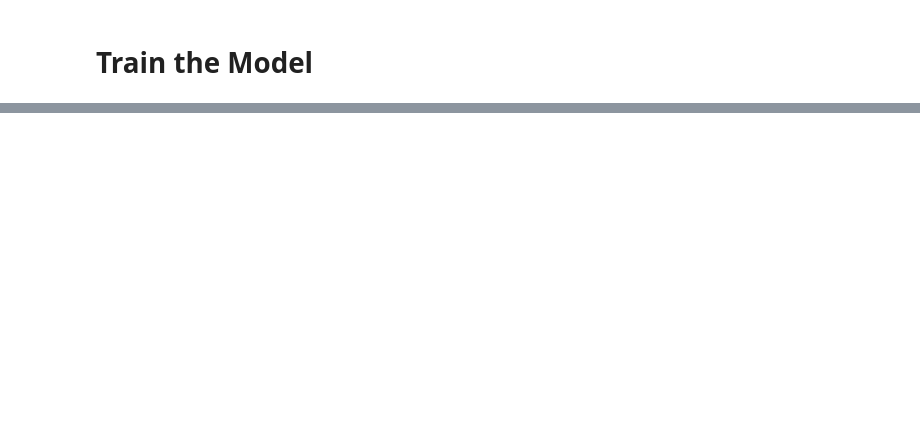
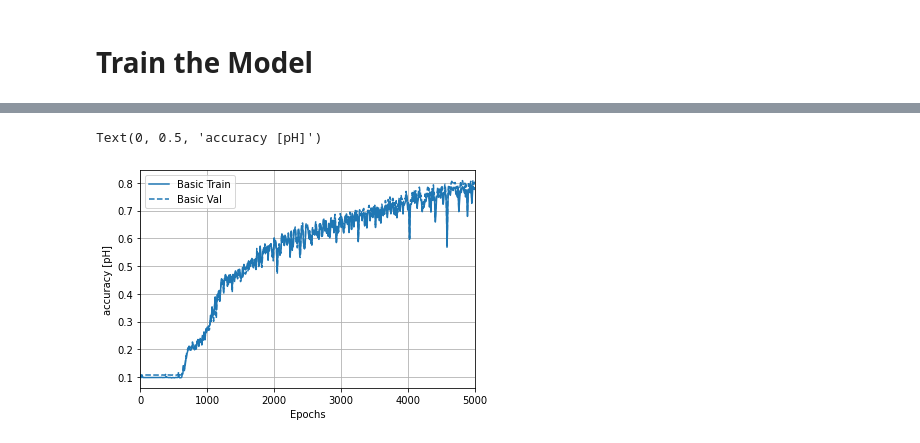
Before and after one commit to EmmanuelOoko/pHChlorine, a Jupyter notebook: ph_data.ipynb, the cells around one changed output, grey strips where cells are left out. Drawn from its saved outputs; the diff is of its cells as text; code cells hidden in the pictures; blank space fills up the shorter version.

```diff
--- a/ph_data.ipynb
+++ b/ph_data.ipynb
@@ -869,11 +889,13 @@ Successfully installed tensorflow-docs-0.0.0.dev0
 # %%
 from keras import regularizers #regularizers performs regularization which is used to reduce Overfitting
+from keras.utils import to_categorical
+
 model = keras.Sequential([
     layers.Dense(3, kernel_regularizer=regularizers.l2(0.001), activation='relu', input_shape=[len(train_dataset.keys())]), #inputshape=[3]
     layers.Dense(24, kernel_regularizer=regularizers.l2(0.001), activation='relu'),
     layers.Dense(24, kernel_regularizer=regularizers.l2(0.001), activation='relu'),
     layers.Dense(16, kernel_regularizer=regularizers.l2(0.001), activation='relu'),
-    layers.Dense(11)
+    layers.Dense(10)
   ])
 # %%
 optimizer = keras.optimizers.Adam(learning_rate=0.001)
@@ -909,3 +955,5 @@ _________________________________________________________________
 # %%
-history = model.fit( x=train_dataset, y=train_labels, validation_split=0.2, epochs=5001, batch_size=2048, verbose=0, callbacks=[tfdocs.modeling.EpochDots()], shuffle=True)
+history = model.fit( x=train_dataset, y=train_labels, validation_split=0.2,
+                    epochs=5001, batch_size=2048, verbose=0,
+                    callbacks=[tfdocs.modeling.EpochDots()], shuffle=True)
 # %% [output]
@@ -912,0 +977,8 @@ ValueError: ignored
+# %%
+plotter = tfdocs.plots.HistoryPlotter(smoothing_std=2)
+plotter.plot({'Basic': history}, metric = "accuracy")
+#plt.ylim([0, 1])
+plt.ylabel('accuracy [pH]')
+# %% [output]
+Text(0, 0.5, 'accuracy [pH]')
+[figure, added]
```
Also changed, not shown: parts of 29 cells of this notebook.
